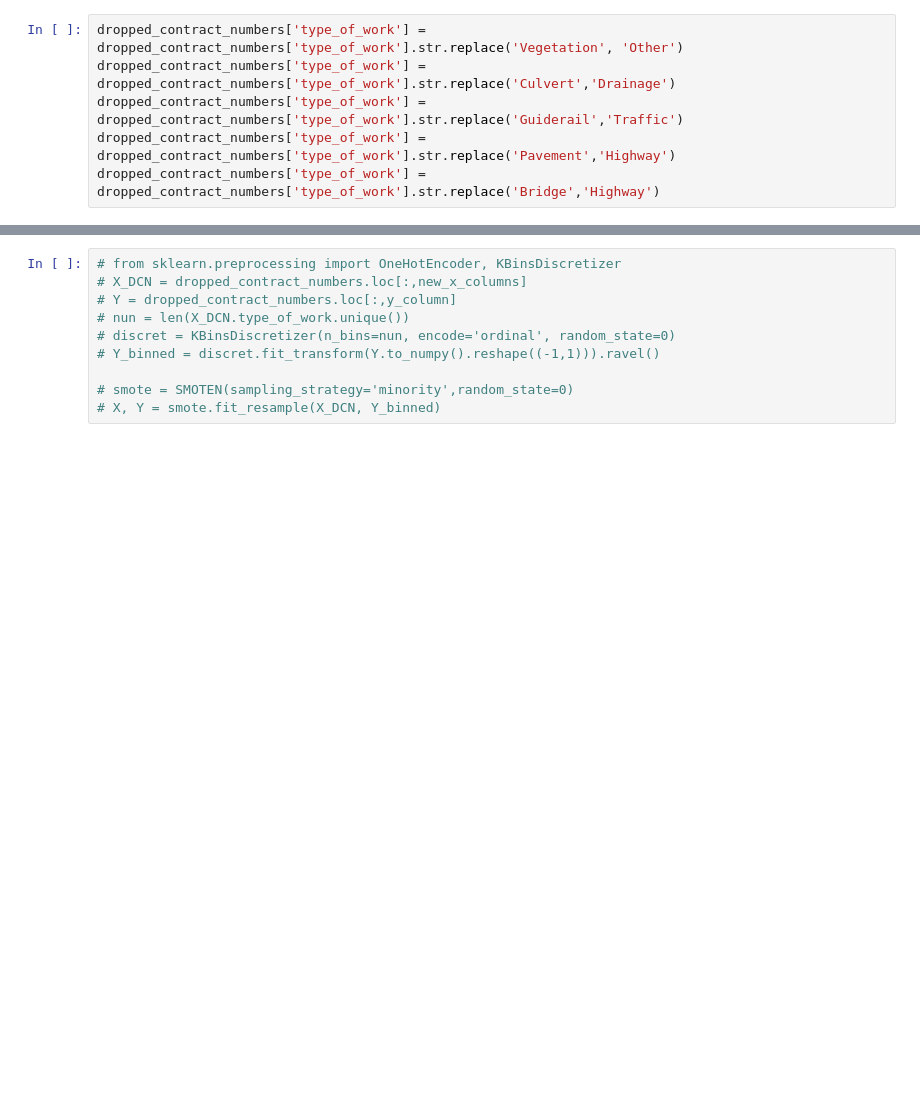
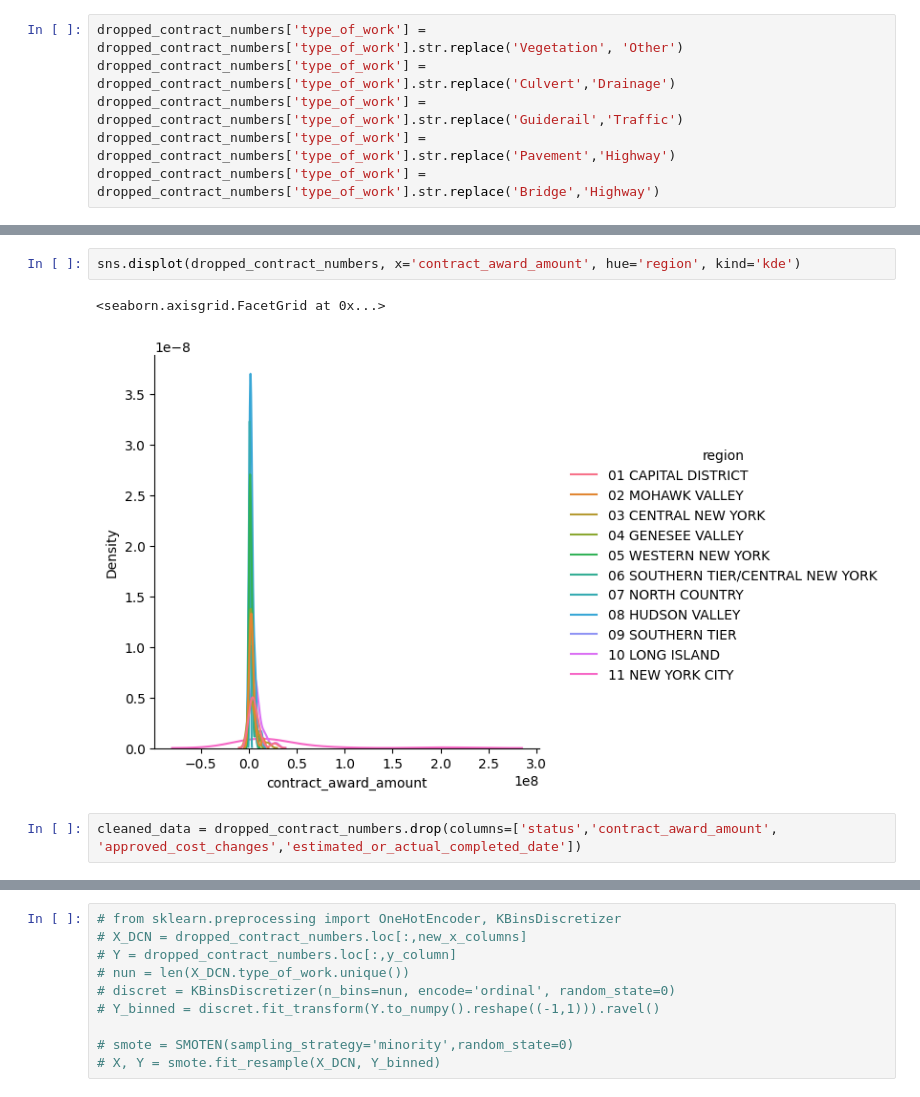
Before and after one commit to AVelaryon/GIS-Exploration, a Jupyter notebook: GISPRoj.ipynb, the cells around one changed output, grey strips where cells are left out. Saved outputs shown, nothing was run; the diff lists cells and outputs as text; blank space fills up the shorter version.

```diff
--- a/GISPRoj.ipynb
+++ b/GISPRoj.ipynb
@@ -525,0 +419,7 @@ dropped_contract_numbers['type_of_work'] = dropped_contract_numbers['type_of_wor
+# %%
+sns.displot(dropped_contract_numbers, x='contract_award_amount', hue='region', kind='kde')
+# %% [output]
+<seaborn.axisgrid.FacetGrid at 0x...>
+[figure, added]
+# %%
+cleaned_data = dropped_contract_numbers.drop(columns=['status','contract_award_amount', 'approved_cost_changes','estimated_or_actual_completed_date'])
```
Also changed, not shown: parts of 58 cells of this notebook.
